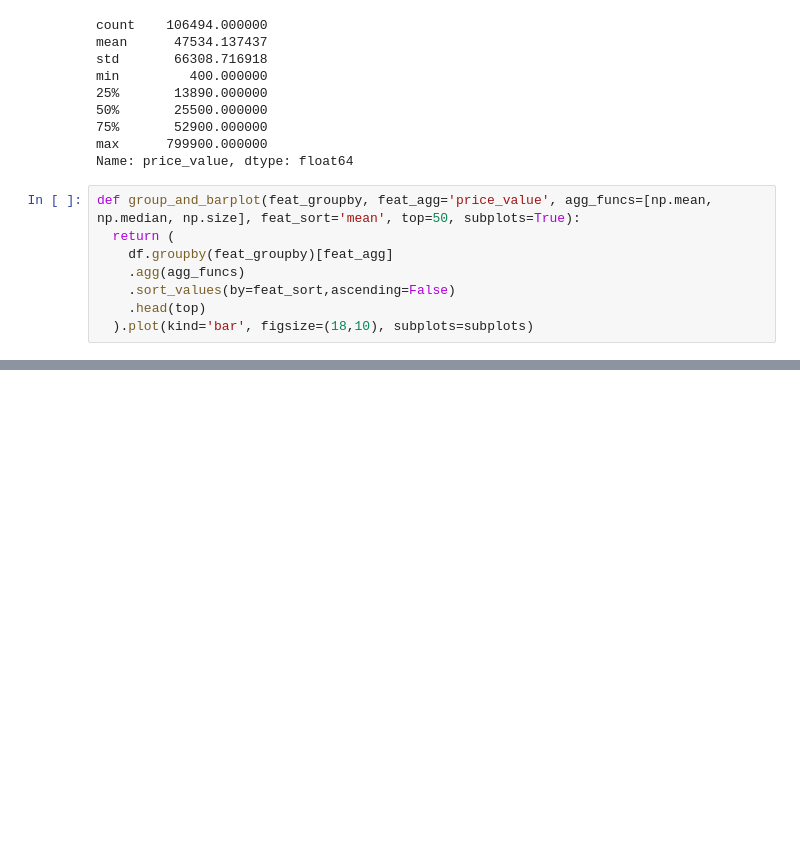
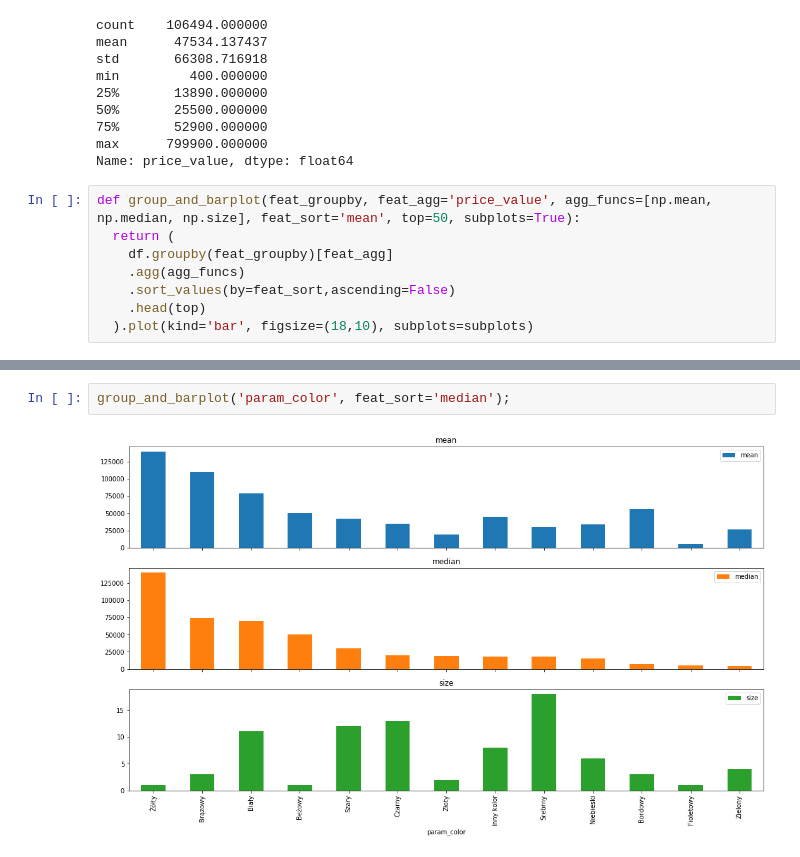
Before and after one commit to kamilkolodziejski/dw-predict-car, a Jupyter notebook: day2_visualisation.ipynb, the cells around one changed output, grey strips where cells are left out. Saved outputs shown, nothing was run; the diff lists cells and outputs as text; blank space fills up the shorter version.

```diff
--- a/day2_visualisation.ipynb
+++ b/day2_visualisation.ipynb
@@ -74,0 +72,4 @@ group_and_barplot('param_kategoria', feat_sort='size');
+# %%
+group_and_barplot('param_color', feat_sort='median');
+# %% [output]
+[figure, added]
```
Also changed, not shown: parts of 7 cells of this notebook.
